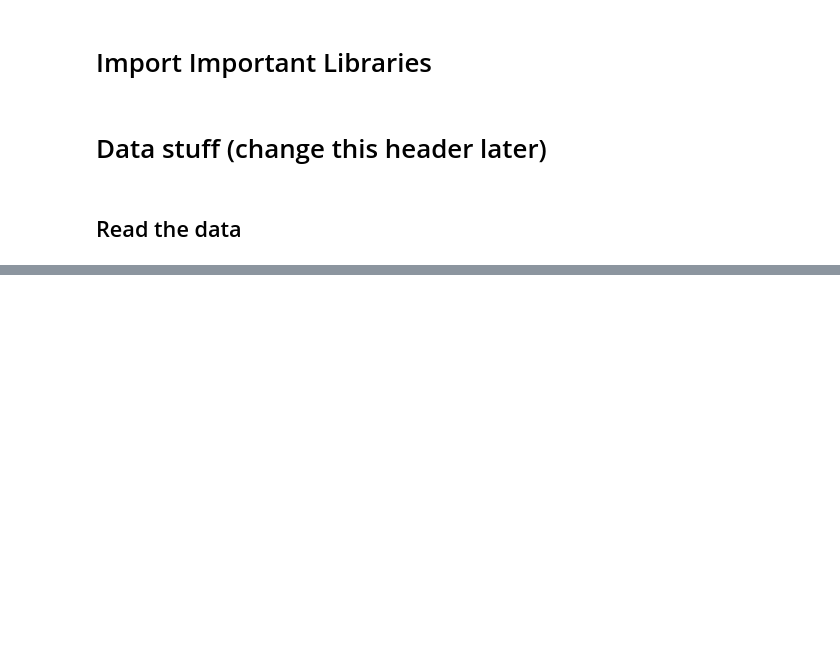
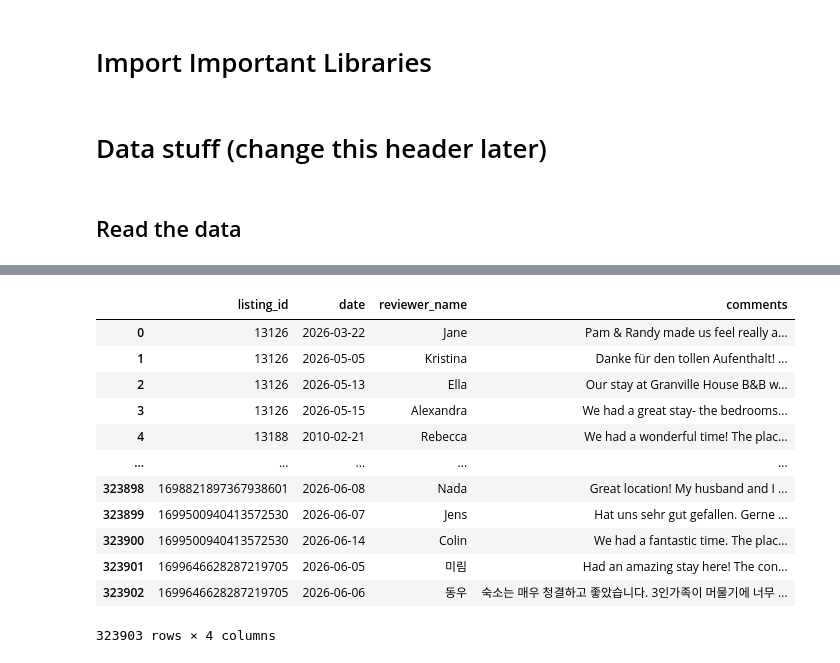
Before and after one commit to eMongoose/DSSS-DataJam-2026, a Jupyter notebook: main.ipynb, the cells around one changed output, grey strips where cells are left out. Drawn from its saved outputs; the diff is of its cells as text; code cells hidden in the pictures; blank space fills up the shorter version.

```diff
--- a/main.ipynb
+++ b/main.ipynb
@@ -58 +112,19 @@ neighbourhoods
+# %%
+reviews.drop_duplicates(inplace=True)
+reviews = reviews.drop(columns=['id', 'reviewer_id'])
+reviews
+# %% [output]
+|  | listing_id | date | reviewer_name | comments |
+| 0 | 13126 | 2026-03-22 | Jane | Pam & Randy made us feel really a... |
+| 1 | 13126 | 2026-05-05 | Kristina | Danke für den tollen Aufenthalt! ... |
+| 2 | 13126 | 2026-05-13 | Ella | Our stay at Granville House B&B w... |
+| 3 | 13126 | 2026-05-15 | Alexandra | We had a great stay- the bedrooms... |
+| 4 | 13188 | 2010-02-21 | Rebecca | We had a wonderful time! The plac... |
+| ... | ... | ... | ... | ... |
+| 323898 | 1698821897367938601 | 2026-06-08 | Nada | Great location! My husband and I ... |
+| 323899 | 1699500940413572530 | 2026-06-07 | Jens | Hat uns sehr gut gefallen. Gerne ... |
+| 323900 | 1699500940413572530 | 2026-06-14 | Colin | We had a fantastic time. The plac... |
+| 323901 | 1699646628287219705 | 2026-06-05 | 미림 | Had an amazing stay here! The con... |
+| 323902 | 1699646628287219705 | 2026-06-06 | 동우 | 숙소는 매우 청결하고 좋았습니다. 3인가족이 머물기에 너무 ... |
+323903 rows × 4 columns
 # %%
```
Also changed, not shown: parts of 7 cells of this notebook.
